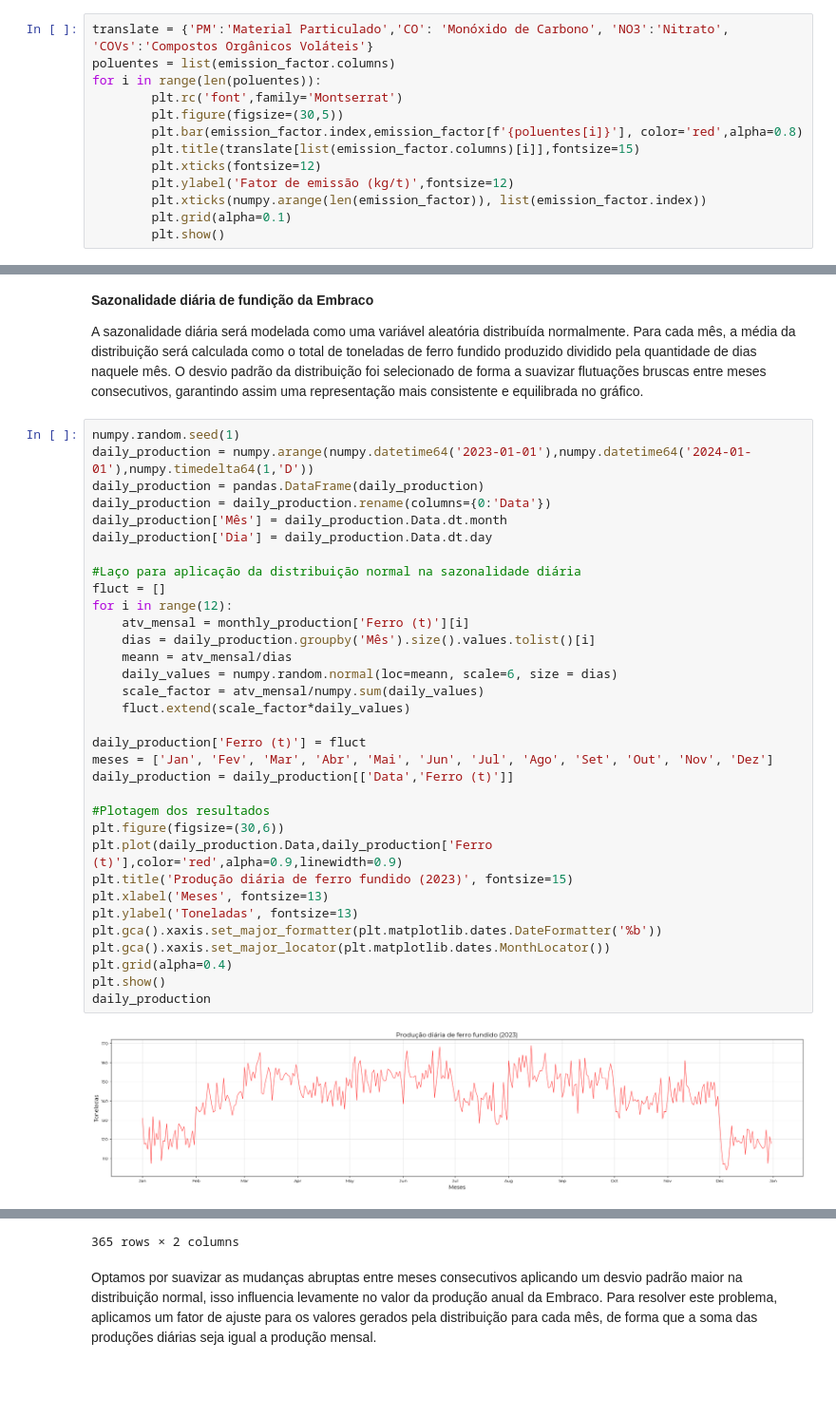
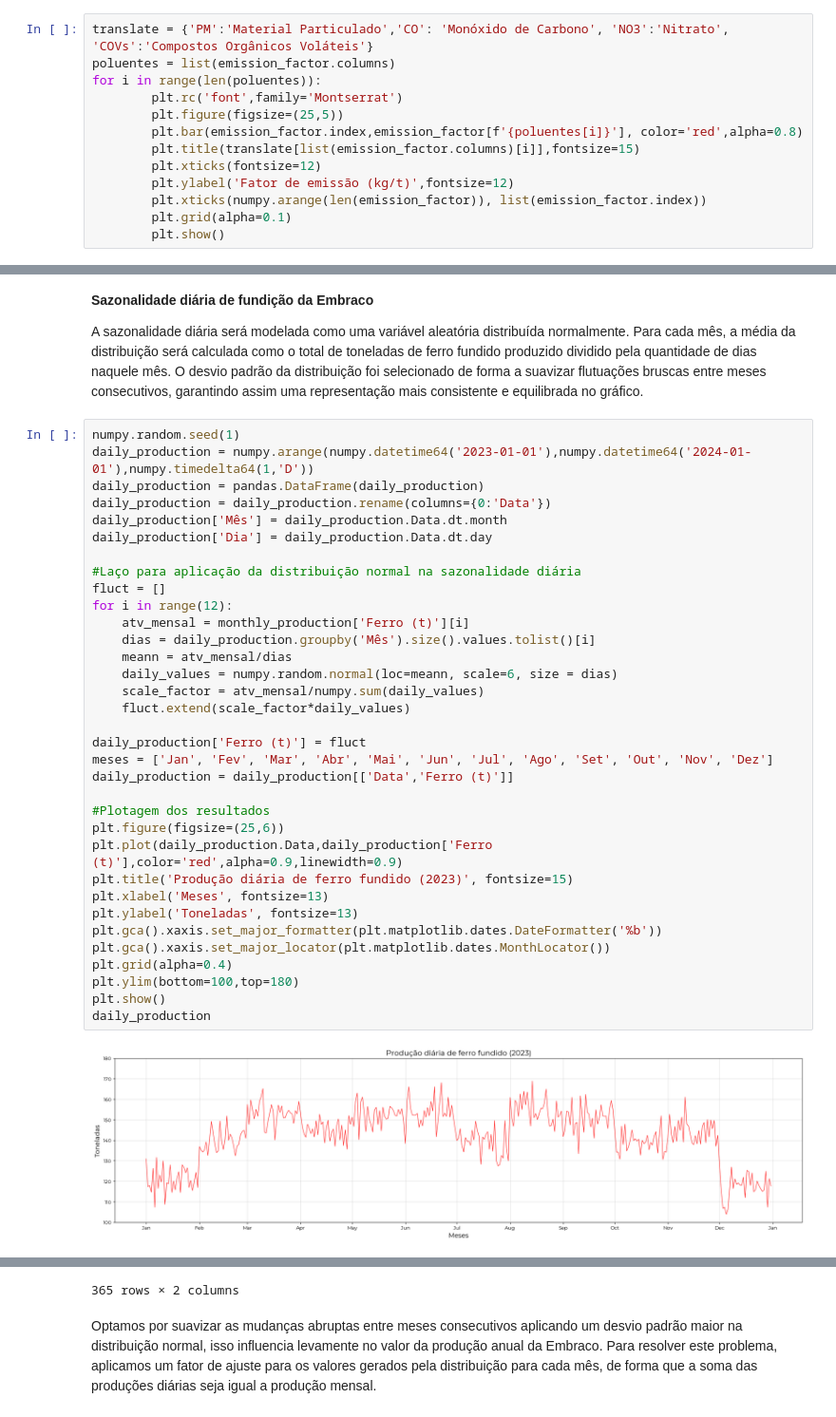
Before and after one commit to lucaborgess/Air-Modelling, a Jupyter notebook: scripts/Atividade01_Inventario.ipynb, the cells around one changed output, grey strips where cells are left out. Shown at 95% size. Cells and saved outputs as stored; diff of their text form; blank space fills up the shorter version.

```diff
--- a/scripts/Atividade01_Inventario.ipynb
+++ b/scripts/Atividade01_Inventario.ipynb
@@ -58,7 +58,7 @@ translate = {'PM':'Material Particulado','CO': 'Monóxido de Carbono', 'NO3':'Ni
 poluentes = list(emission_factor.columns)
 for i in range(len(poluentes)):
         plt.rc('font',family='Montserrat')
-        plt.figure(figsize=(30,5))
+        plt.figure(figsize=(25,5))
         plt.bar(emission_factor.index,emission_factor[f'{poluentes[i]}'], color='red',alpha=0.8)
         plt.title(translate[list(emission_factor.columns)[i]],fontsize=15)
         plt.xticks(fontsize=12)
@@ -152,35 +153,36 @@ daily_production = numpy.arange(numpy.datetime64('2023-01-01'),numpy.datetime64(
 daily_production = pandas.DataFrame(daily_production)
 daily_production = daily_production.rename(columns={0:'Data'})
 daily_production['Mês'] = daily_production.Data.dt.month
 daily_production['Dia'] = daily_production.Data.dt.day
 
 #Laço para aplicação da distribuição normal na sazonalidade diária
 fluct = []
 for i in range(12):
     atv_mensal = monthly_production['Ferro (t)'][i]
     dias = daily_production.groupby('Mês').size().values.tolist()[i]
     meann = atv_mensal/dias
     daily_values = numpy.random.normal(loc=meann, scale=6, size = dias)
     scale_factor = atv_mensal/numpy.sum(daily_values)
     fluct.extend(scale_factor*daily_values)
 
 daily_production['Ferro (t)'] = fluct
 meses = ['Jan', 'Fev', 'Mar', 'Abr', 'Mai', 'Jun', 'Jul', 'Ago', 'Set', 'Out', 'Nov', 'Dez']
 daily_production = daily_production[['Data','Ferro (t)']]
 
 #Plotagem dos resultados
-plt.figure(figsize=(30,6))
+plt.figure(figsize=(25,6))
 plt.plot(daily_production.Data,daily_production['Ferro (t)'],color='red',alpha=0.9,linewidth=0.9)
 plt.title('Produção diária de ferro fundido (2023)', fontsize=15)
 plt.xlabel('Meses', fontsize=13)
 plt.ylabel('Toneladas', fontsize=13)
 plt.gca().xaxis.set_major_formatter(plt.matplotlib.dates.DateFormatter('%b'))
 plt.gca().xaxis.set_major_locator(plt.matplotlib.dates.MonthLocator())
 plt.grid(alpha=0.4)
+plt.ylim(bottom=100,top=180)
 plt.show()
 daily_production
 # %% [output]
-[figure, old version]
+[figure, new version]
 |  | Data | Ferro (t) |
 | 0 | 2023-01-01 | 130.934741 |
 | 1 | 2023-01-02 | 117.464334 |
```
Also changed, not shown: parts of 5 cells of this notebook.
